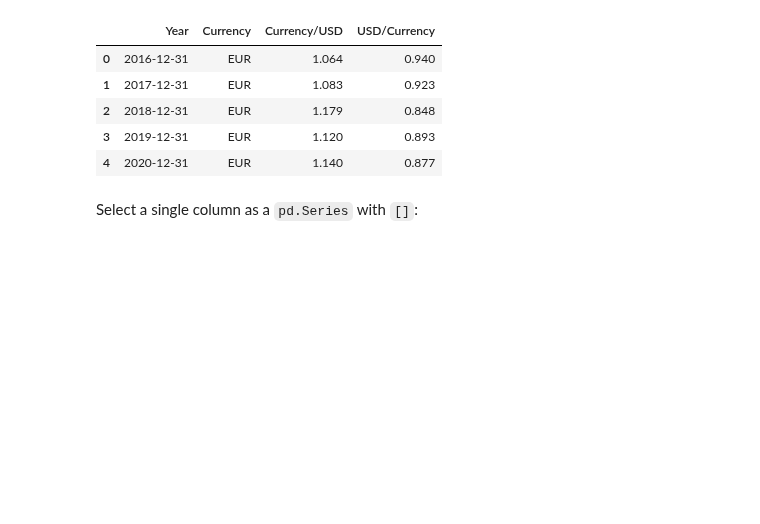
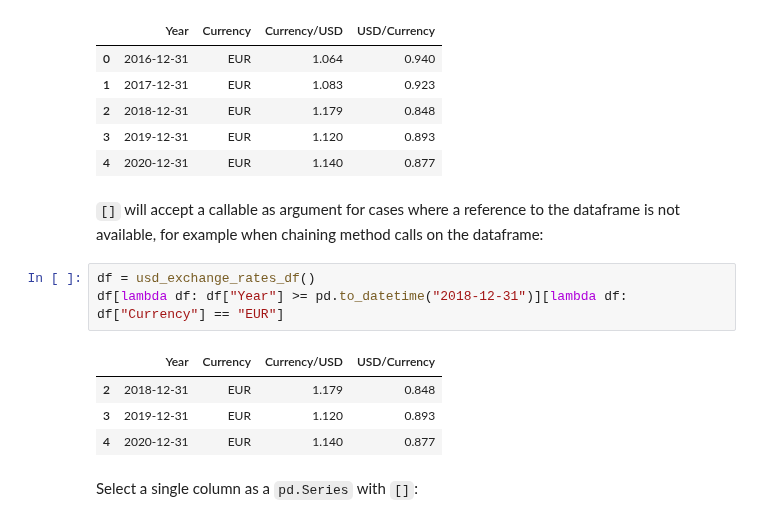
Before and after one commit to jaroslawr/jupyter-notebooks, a Jupyter notebook: lib_pandas/lib_pandas.ipynb, the cells around one changed output. Saved outputs shown, nothing was run; the diff lists cells and outputs as text; blank space fills up the shorter version.

Commit message:
[pandas] Describe passing a callable to [] and to loc[].

```diff
--- a/lib_pandas/lib_pandas.ipynb
+++ b/lib_pandas/lib_pandas.ipynb
@@ -58,6 +58,16 @@ df[df["Currency"] == "EUR"]
 | 2 | 2018-12-31 | EUR | 1.179 | 0.848 |
 | 3 | 2019-12-31 | EUR | 1.120 | 0.893 |
 | 4 | 2020-12-31 | EUR | 1.140 | 0.877 |
+# %% [markdown]
+`[]` will accept a callable as argument for cases where a reference to the dataframe is not available, for example when chaining method calls on the dataframe:
+# %%
+df = usd_exchange_rates_df()
+df[lambda df: df["Year"] >= pd.to_datetime("2018-12-31")][lambda df: df["Currency"] == "EUR"]
+# %% [output]
+|  | Year | Currency | Currency/USD | USD/Currency |
+| 2 | 2018-12-31 | EUR | 1.179 | 0.848 |
+| 3 | 2019-12-31 | EUR | 1.120 | 0.893 |
+| 4 | 2020-12-31 | EUR | 1.140 | 0.877 |
 # %% [markdown]
 Select a single column as a `pd.Series` with `[]`:
 # %%
```
Also changed, not shown: parts of 11 cells of this notebook, 1 other file.
